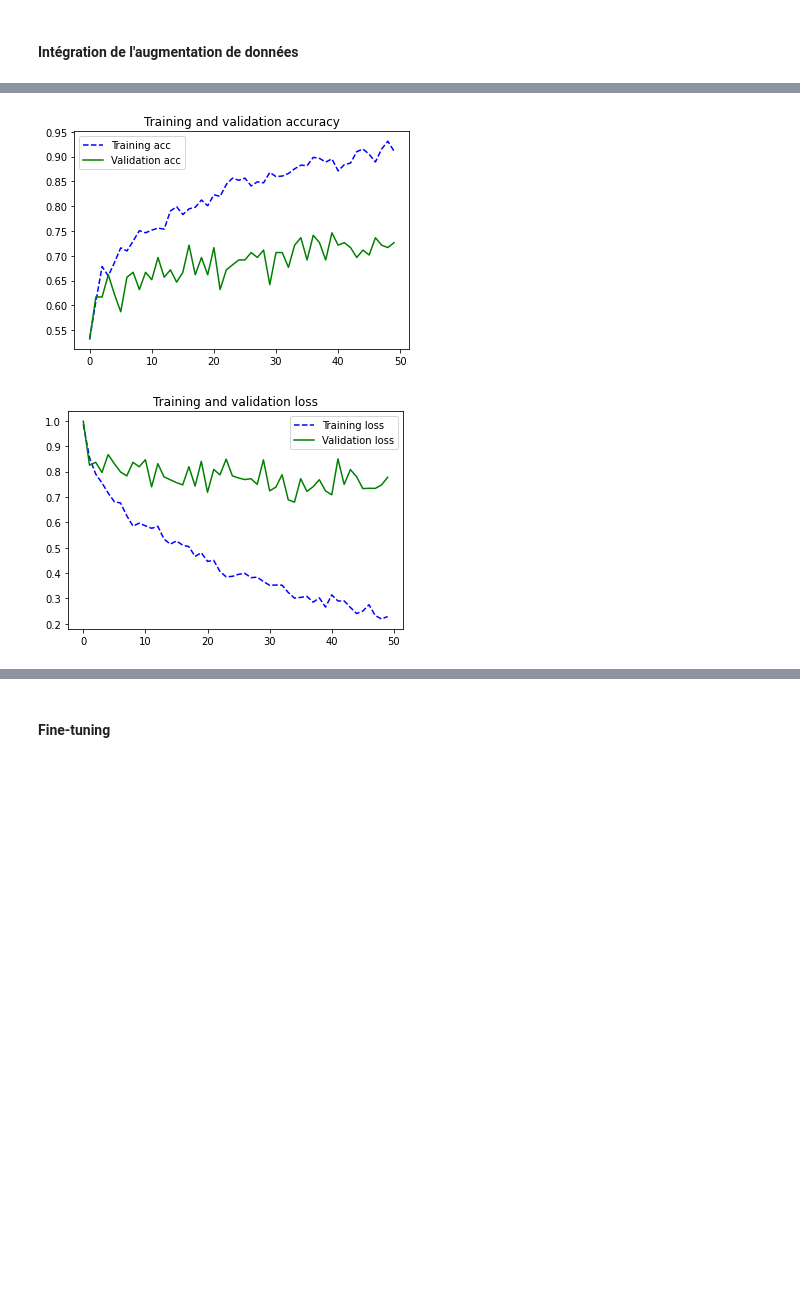
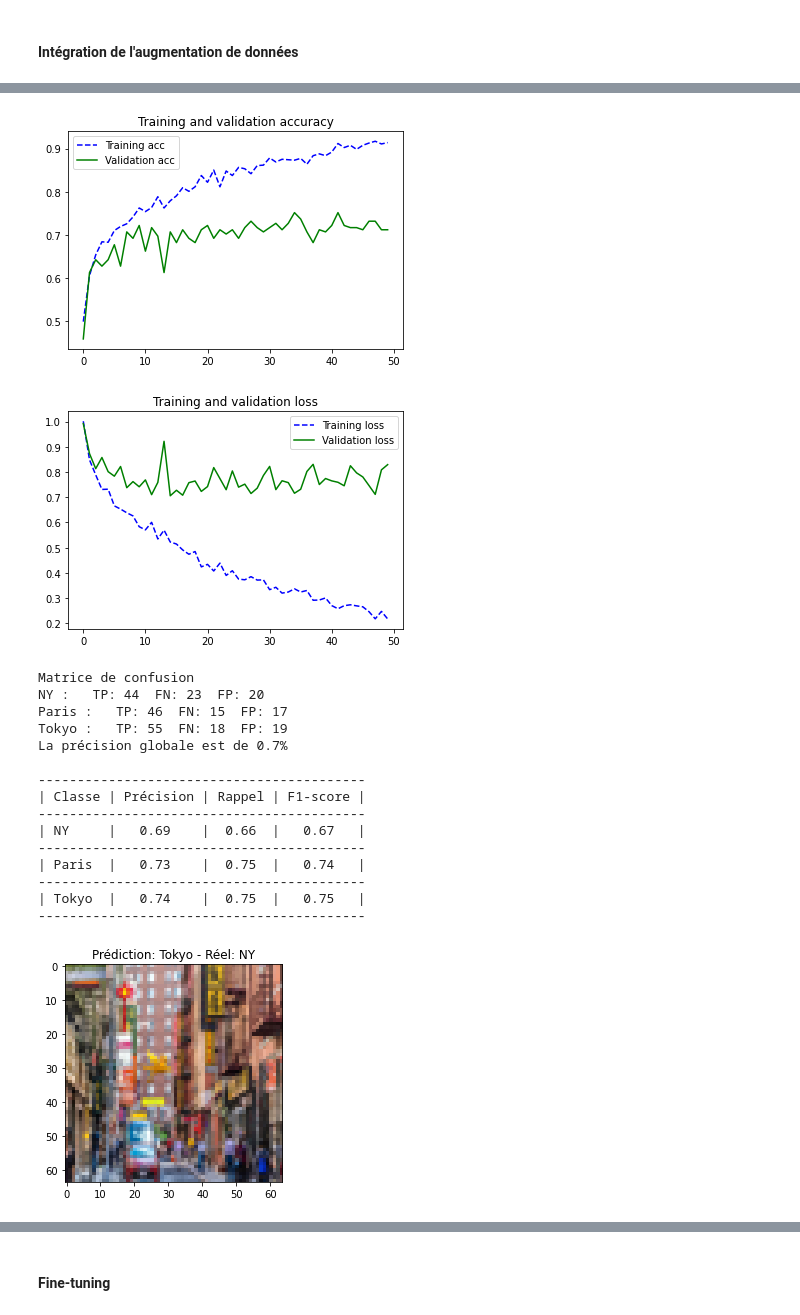
Before and after one commit to TCD32/Projet-CapitalsLearning, a Jupyter notebook: src/CapitalsLearning.ipynb, the cells around one changed output, grey strips where cells are left out. Saved outputs shown, nothing was run; the diff lists cells and outputs as text; code cells hidden in the pictures; blank space fills up the shorter version.

```diff
--- a/src/CapitalsLearning.ipynb
+++ b/src/CapitalsLearning.ipynb
@@ -92,7 +92,7 @@ def show_prediction(x, y, y_pred=[], id=None, image_size=64):
   plt.imshow(img)
   plt.show()
 # %%
-def show_analye(x_test, y_test):
+def show_analye(x_test, y_test, model):
     y_pred = model.predict(x_test)
 
     class_res, accuracy = global_accuracy(y_test, y_pred)
@@ -354,5 +377,23 @@ Epoch 50/50
 # %%
 plot_training_analysis(history, 'sparse_categorical_accuracy')
+
+show_analye(x_test, y_test, model)
 # %% [output]
-[figure, old version]
+[figure, new version]
-[figure, old version]
+[figure, new version]
+Matrice de confusion
+NY :   TP: 44  FN: 23  FP: 20
+Paris :   TP: 46  FN: 15  FP: 17
+Tokyo :   TP: 55  FN: 18  FP: 19
+La précision globale est de 0.7%
+
+------------------------------------------
+| Classe | Précision | Rappel | F1-score |
+------------------------------------------
+| NY     |   0.69    |  0.66  |   0.67   |
+------------------------------------------
+| Paris  |   0.73    |  0.75  |   0.74   |
+------------------------------------------
+| Tokyo  |   0.74    |  0.75  |   0.75   |
+------------------------------------------
+[figure, added]
```
Also changed, not shown: parts of 13 cells of this notebook.
